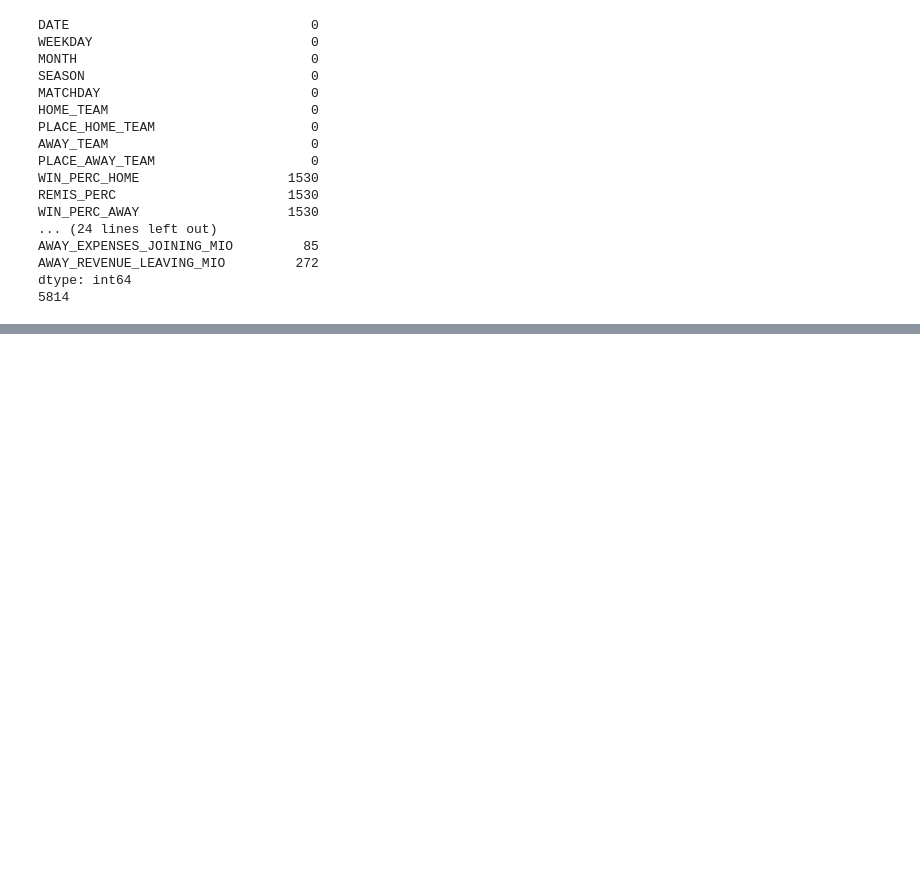
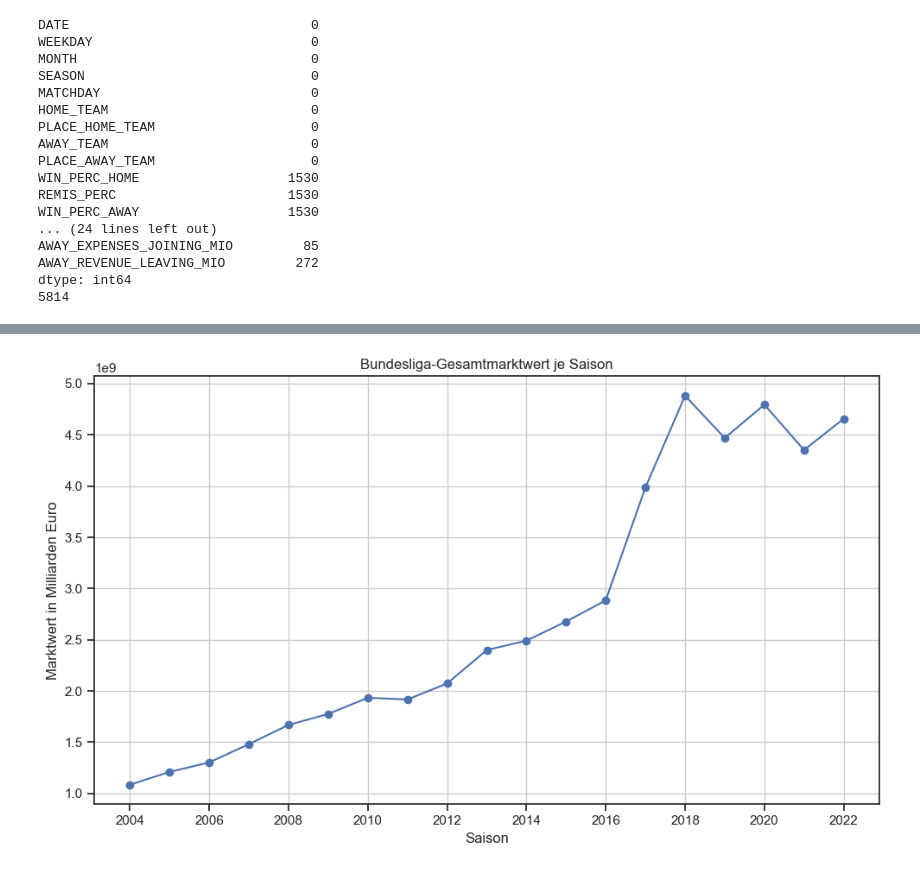
Before and after one commit to lucajanas/web-mining, a Jupyter notebook: 04_DataAnalysis.ipynb, the cells around one changed output, grey strips where cells are left out. Cells and saved outputs as stored; diff of their text form; code cells hidden in the pictures; blank space fills up the shorter version.

```diff
--- a/04_DataAnalysis.ipynb
+++ b/04_DataAnalysis.ipynb
@@ -81,0 +231,21 @@ dtype: int64
+# %%
+market_value_per_season = df_club_c.groupby("SEASON")["TOTAL_MARKET_VALUE"].sum()
+# %%
+from matplotlib.ticker import MaxNLocator
+plt.figure(figsize=(10, 6))
+
+plt.plot(market_value_per_season.index, market_value_per_season.values, marker='o', linestyle='-')
+plt.title('Bundesliga-Gesamtmarktwert je Saison')
+plt.xlabel('Saison')
+plt.ylabel('Marktwert in Milliarden Euro')
+
+ax = plt.gca()
+ax.xaxis.set_major_locator(MaxNLocator(integer=True))
+
+plt.grid(True)
+#plt.xticks(rotation=45)
+
+plt.tight_layout()
+plt.show()
+# %% [output]
+[figure, added]
```
Also changed, not shown: parts of 57 cells of this notebook, 1 other file.
